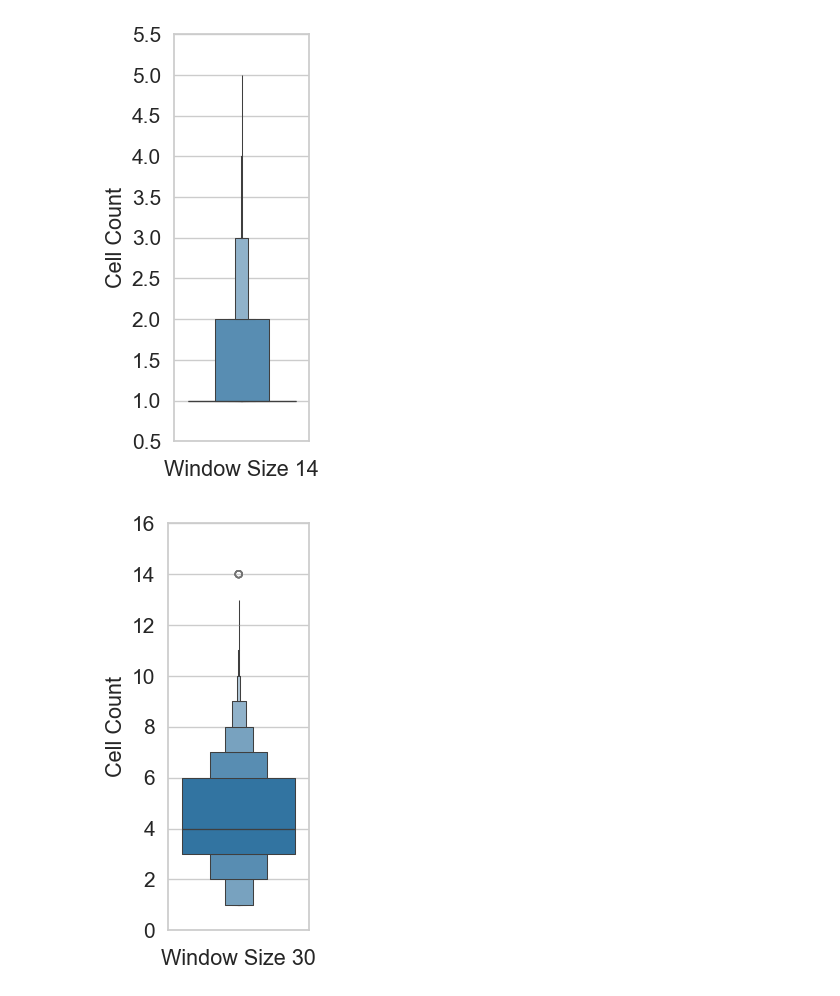
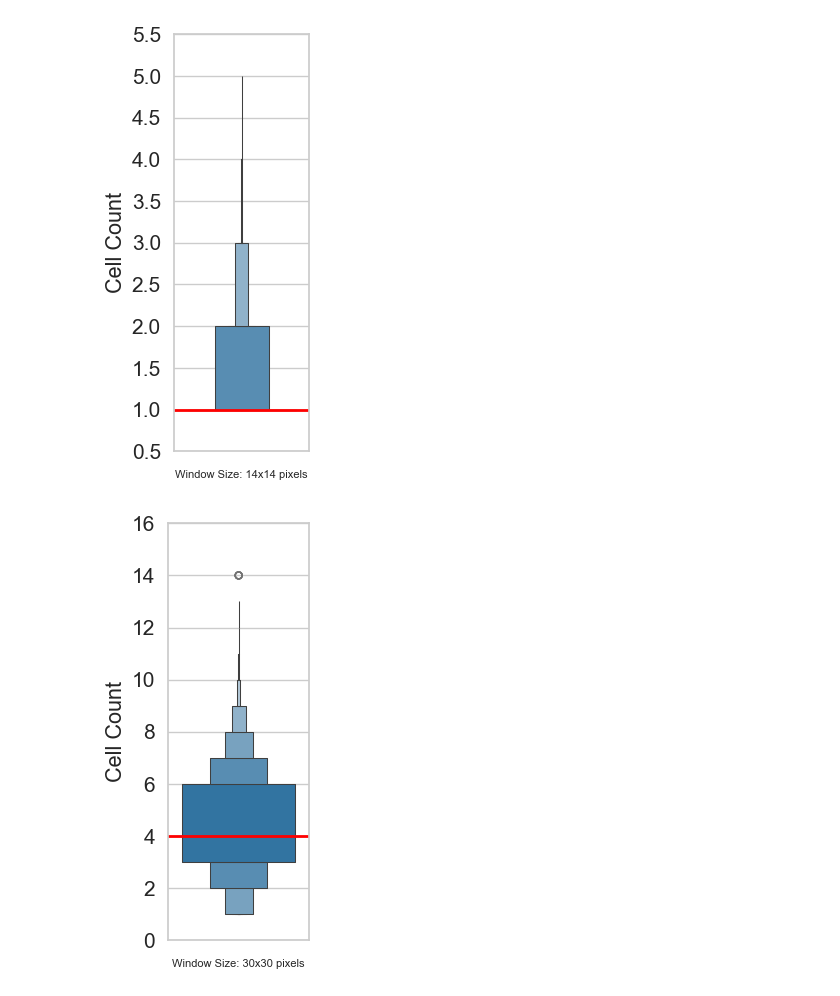
Before and after one commit to labsyspharm/vae-paper, a Jupyter notebook: src/cells_per_patch.ipynb, the cells around one changed output. Saved outputs shown, nothing was run; the diff lists cells and outputs as text; code cells hidden in the pictures.

```diff
--- a/src/cells_per_patch.ipynb
+++ b/src/cells_per_patch.ipynb
@@ -9,71 +12,98 @@ import matplotlib.pyplot as plt
 # %%
-# Paths and input
-
-# Sampled single-cell data for VAE
+# I/O
 main = pd.read_csv(os.path.join(os.getcwd(), 'input/main.csv'))
-main = main.sample(frac=1.0)
-main.reset_index(inplace=True)
-
-# Full SARDANA-097 single-cell data (Leiden clustered)
-df_full = pd.read_parquet(
-    os.path.join(os.getcwd(), 'input/CRC-097_clean_cylinter_clustering_3d_leiden.parquet')
-)
 
 out = os.path.join(os.getcwd(), 'output/cells_per_patch')
 if not os.path.exists(out):
     os.makedirs(out)
 # %%
+# generate boxen plots of the distribution of nuclei for VAE9 and VAE20 image patches
 for window_size in [14, 30]:  # in square pixels
 
     if not os.path.exists(os.path.join(out, f'counts{window_size}.csv')):
 
         print(f'Working on window size {window_size}.')
+
         radius = window_size / 2
 
         counts = []
-        for i, j in df_sample.iterrows():
+        for i, j in main.iterrows():
             if i % 10000 == 0:
                 print(i)
-            # Isolate cells in window_size x window_size pixel area, append count to list
+
+            # isolate cells in window_size x window_size pixel area and
+            # append nuclei count to counts list
             x = j['X_centroid']
             y = j['Y_centroid']
             patch = (
-                df_full[(df_full['Y_centroid'].between(y - radius, y + radius)) &
-                        (df_full['X_centroid'].between(x - radius, x + radius))].copy()
+                main[(main['Y_centroid'].between(y - radius, y + radius)) &
+                        (main['X_centroid'].between(x - radius, x + radius))].copy()
             )
             counts.append(len(patch))
 
         plot = pd.DataFrame(
-            data={f'Window Size {window_size} pixels squared': 1, 'Cell Count': counts}
+            data={f'Window Size: {window_size}x{window_size} pixels': 1, 'Cell Count': counts}
         )
 
         q1, q3 = np.percentile(plot['Cell Count'], [25, 75])
         iqr = q3 - q1
         plot['Q1'] = q1
         plot['Q3'] = q3
         plot['IQR'] = iqr
 
         plot.to_csv(os.path.join(out, f'counts{window_size}.csv'), index=False)
-    else:
-        plot = pd.read_csv(os.path.join(out, f'counts{window_size}.csv'))
 
         plt.rcParams['font.family'] = 'Arial'
         sns.set(font_scale=1.3)
         sns.set_style('whitegrid')
 
         g = sns.catplot(
-            data=plot, x=f'Window Size {window_size}', y='Cell Count', kind='boxen',
-            hue=f'Window Size {window_size}', palette=['tab:blue'], aspect=0.5,
-            facet_kws=dict(despine=False), legend=False
+            data=plot, x=f'Window Size: {window_size}x{window_size} pixels',
+            y='Cell Count', kind='boxen', hue=f'Window Size: {window_size}x{window_size} pixels',
+            palette=['tab:blue'], aspect=0.5, facet_kws=dict(despine=False), legend=False
         )
+
+        # annotate median value on the boxen plot
+        median = plot['Cell Count'].median()
+        plt.axhline(y=median, color='red', linestyle='-', linewidth=2)
+
+        g.ax.xaxis.get_label().set_fontsize(8)
         g.set(xticklabels=[])
         g.set_yticklabels(fontsize=15, weight='normal')
         plt.tight_layout()
 
         plt.savefig(os.path.join(out, f'patch_counts_w{window_size}.pdf'))
         plt.show()
         plt.close('all')
         print()
+
+    else:  # if counts.csv has already been saved
+
+        plot = pd.read_csv(os.path.join(out, f'counts{window_size}.csv'))
+
+        plt.rcParams['font.family'] = 'Arial'
+        sns.set(font_scale=1.3)
+        sns.set_style('whitegrid')
+
+        g = sns.catplot(
+            data=plot, x=f'Window Size: {window_size}x{window_size} pixels',
+            y='Cell Count', kind='boxen', hue=f'Window Size: {window_size}x{window_size} pixels',
+            palette=['tab:blue'], aspect=0.5, facet_kws=dict(despine=False), legend=False
+        )
+
+        # annotate median value on the boxen plot
+        median = plot['Cell Count'].median()
+        plt.axhline(y=median, color='red', linestyle='-', linewidth=2)
+
+        g.ax.xaxis.get_label().set_fontsize(8)
+        g.set(xticklabels=[])
+        g.set_yticklabels(fontsize=15, weight='normal')
+        plt.tight_layout()
+
+        plt.savefig(os.path.join(out, f'patch_counts_w{window_size}.pdf'))
+        plt.show()
+        plt.close('all')
+        print()
 # %% [output]
-[figure, old version]
+[figure, new version]
-[figure, old version]
+[figure, new version]
```
Also changed, not shown: parts of 3 cells of this notebook, 44 other files.
